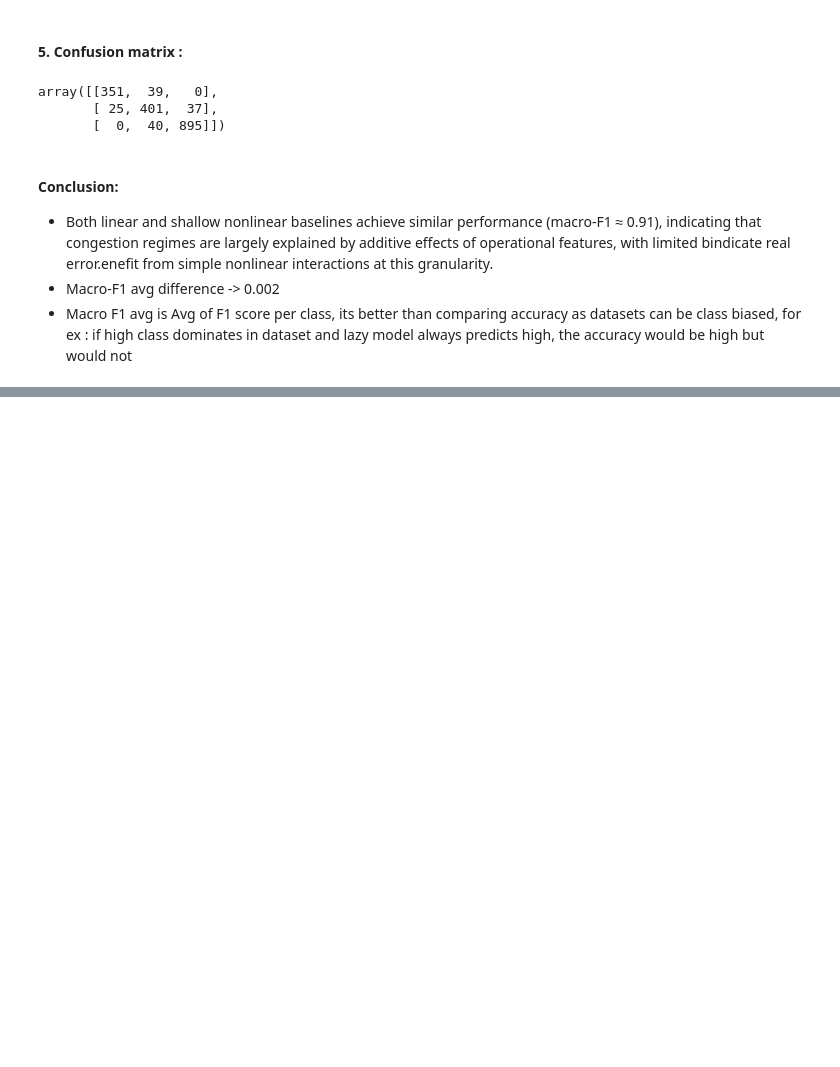
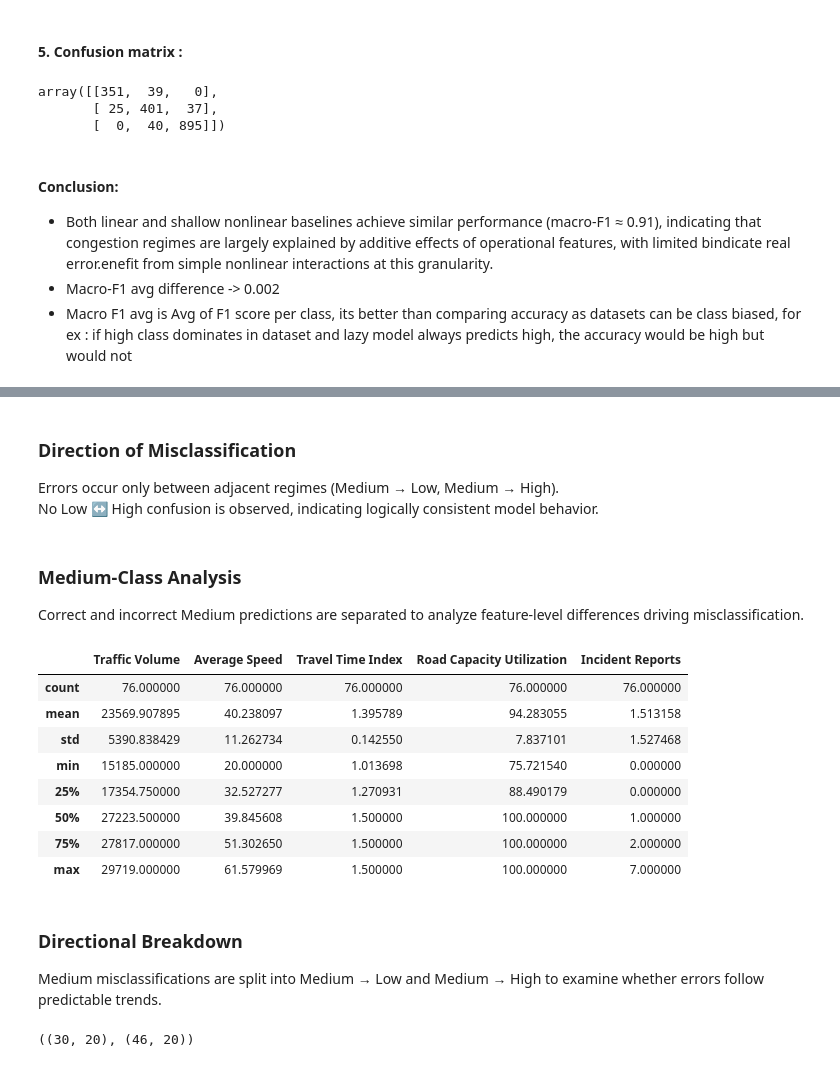
Before and after one commit to Rushikesh-101/Traffic-Flow-Prediction-ML, a Jupyter notebook: Traffic-Predictions-Analysis.ipynb, the cells around one changed output, grey strips where cells are left out. Saved outputs shown, nothing was run; the diff lists cells and outputs as text; code cells hidden in the pictures; blank space fills up the shorter version.

Commit message:
Error Analysis

```diff
--- a/Traffic-Predictions-Analysis.ipynb
+++ b/Traffic-Predictions-Analysis.ipynb
@@ -714,0 +729,6 @@ array([[351,  39,   0],
+# %%
+error_table = x_test.copy()
+error_table['y_true'] = y_test.values
+error_table['y_pred_LR'] = y_pred_LR
+error_table['error'] = error_table['y_true'] != error_table['y_pred_LR']
+# Created error feature with true value for every column where actual y values didnt match predicted values.
@@ -714,0 +765,58 @@ array([[351,  39,   0],
+# %% [markdown]
+### Direction of Misclassification
+Errors occur only between adjacent regimes (Medium → Low, Medium → High).
+No Low ↔ High confusion is observed, indicating logically consistent model behavior.
+# %%
+medium_correct = error_table[
+    (error_table['y_true'] == 1) &
+    (error_table['y_pred_LR'] == 1)
+]
+
+medium_wrong = error_table[
+    (error_table['y_true'] == 1) &
+    (error_table['y_pred_LR'] != 1)
+]
+# %% [markdown]
+### Medium-Class Analysis
+Correct and incorrect Medium predictions are separated to analyze feature-level differences driving misclassification.
+# %%
+features_to_check = [
+    'Traffic Volume',
+    'Average Speed',
+    'Travel Time Index',
+    'Road Capacity Utilization',
+    'Incident Reports'
+
+]
+
+medium_correct[features_to_check].describe()
+medium_wrong[features_to_check].describe()
+# %% [output]
+|  | Traffic Volume | Average Speed | Travel Time Index | Road Capacity Utilization | Incident Reports |
+| count | 76.000000 | 76.000000 | 76.000000 | 76.000000 | 76.000000 |
+| mean | 23569.907895 | 40.238097 | 1.395789 | 94.283055 | 1.513158 |
+| std | 5390.838429 | 11.262734 | 0.142550 | 7.837101 | 1.527468 |
+| min | 15185.000000 | 20.000000 | 1.013698 | 75.721540 | 0.000000 |
+| 25% | 17354.750000 | 32.527277 | 1.270931 | 88.490179 | 0.000000 |
+| 50% | 27223.500000 | 39.845608 | 1.500000 | 100.000000 | 1.000000 |
+| 75% | 27817.000000 | 51.302650 | 1.500000 | 100.000000 | 2.000000 |
+| max | 29719.000000 | 61.579969 | 1.500000 | 100.000000 | 7.000000 |
+# %% [markdown]
+### Directional Breakdown
+Medium misclassifications are split into Medium → Low and Medium → High to examine whether errors follow predictable trends.
+# %%
+# Medium misclassified as Low
+medium_to_low = error_table[
+    (error_table['y_true'] == 1) &
+    (error_table['y_pred_LR'] == 0)
+]
+
+# Medium misclassified as High
+medium_to_high = error_table[
+    (error_table['y_true'] == 1) &
+    (error_table['y_pred_LR'] == 2)
+]
+
+medium_to_low.shape, medium_to_high.shape
+# %% [output]
+((30, 20), (46, 20))
```
Also changed, not shown: parts of 13 cells of this notebook.
